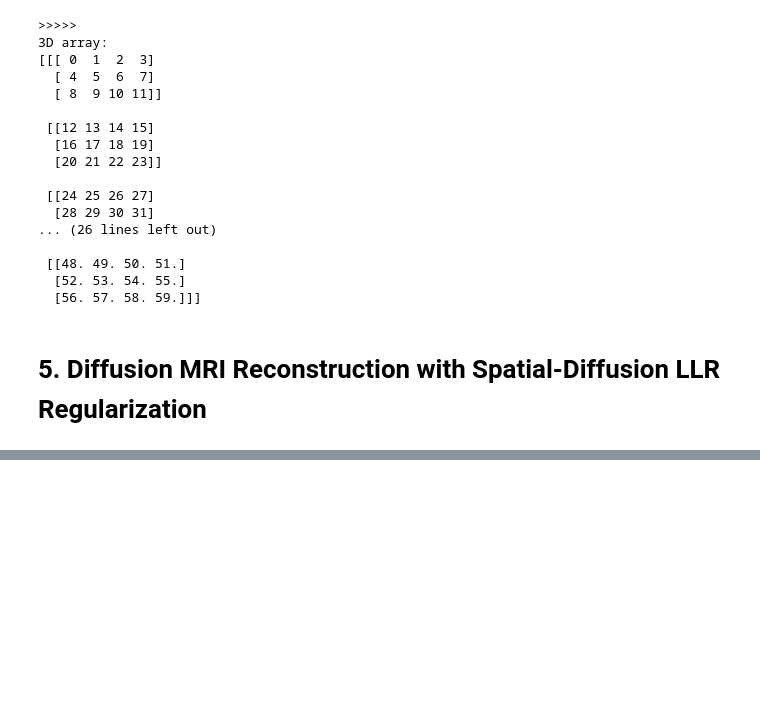
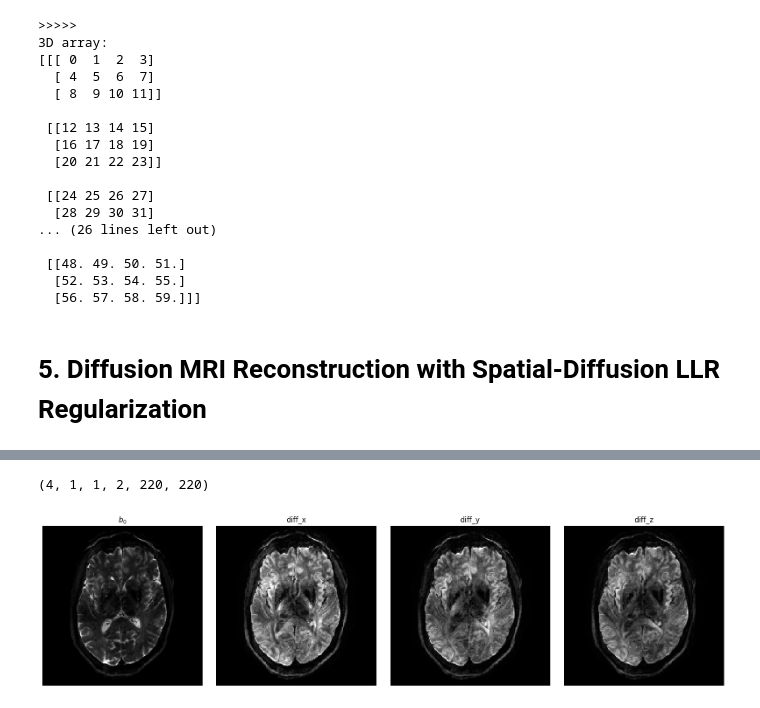
Before and after one commit to ZhengguoTan/NAViEPI, a Jupyter notebook: demo_jets_diffusion_mri_7t_llr.ipynb, the cells around one changed output, grey strips where cells are left out. Saved outputs shown, nothing was run; the diff lists cells and outputs as text; code cells hidden in the pictures; blank space fills up the shorter version.

```diff
--- a/demo_jets_diffusion_mri_7t_llr.ipynb
+++ b/demo_jets_diffusion_mri_7t_llr.ipynb
@@ -262,3 +495,22 @@ print(y_corr)
   [56. 57. 58. 59.]]]
 # %% [markdown]
 # 5. Diffusion MRI Reconstruction with Spatial-Diffusion LLR Regularization
+# %%
+from sigpy.mri import app
+
+DWI_JETS = app.HighDimensionalRecon(kdat_prep_redu,
+                                    coil_redu,
+                                    phase_sms=sms_phase_redu,
+                                    combine_echo=True,
+                                    phase_echo=np.conj(shot_phase_redu),
+                                    regu='LLR',
+                                    blk_shape=(1, 3, 3),
+                                    blk_strides=(1, 1, 1),
+                                    solver='ADMM',
+                                    lamda=0.08,
+                                    rho=0.05,
+                                    max_iter=15,
+                                    show_pbar=False, verbose=True,
+                                    device=sp.Device(0)).run()
+
+DWI_JETS = sp.to_device(DWI_JETS)
@@ -264,0 +535,21 @@ print(y_corr)
+# %%
+import matplotlib.pyplot as plt
+
+print(DWI_JETS.shape)
+
+DWI_JETS_i = np.flip(np.squeeze(DWI_JETS), axis=[-2, -1])
+
+disp_str = ['$b_0$', 'diff_x', 'diff_y', 'diff_z']
+
+fig, ax = plt.subplots(1, 4, figsize=(16,4))
+for n in range(N_diff):
+  img = abs(np.squeeze(DWI_JETS_i[n, 1, :, :]))
+  ax[n].imshow(img, cmap='gray', vmin=0, vmax=np.amax(img) * 0.6,
+               interpolation='None')
+  ax[n].set_axis_off()
+  ax[n].set_title(disp_str[n])
+
+plt.tight_layout()
+# %% [output]
+(4, 1, 1, 2, 220, 220)
+[figure, added]
```
Also changed, not shown: parts of 19 cells of this notebook.
